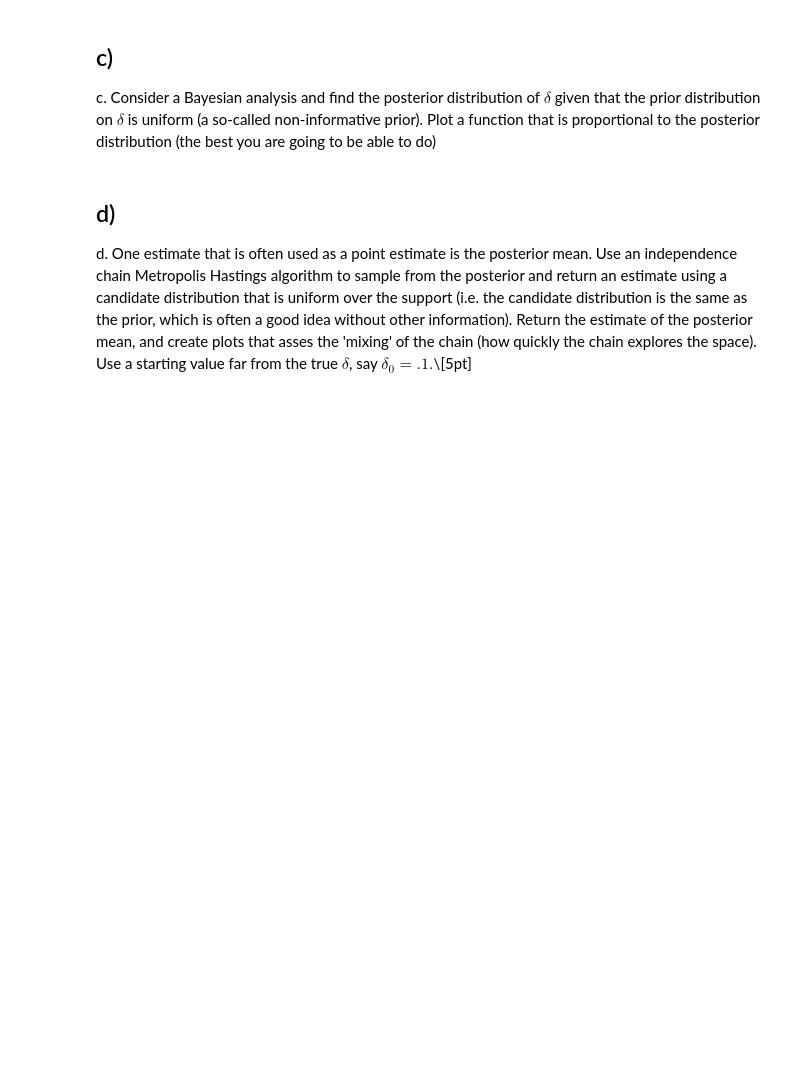
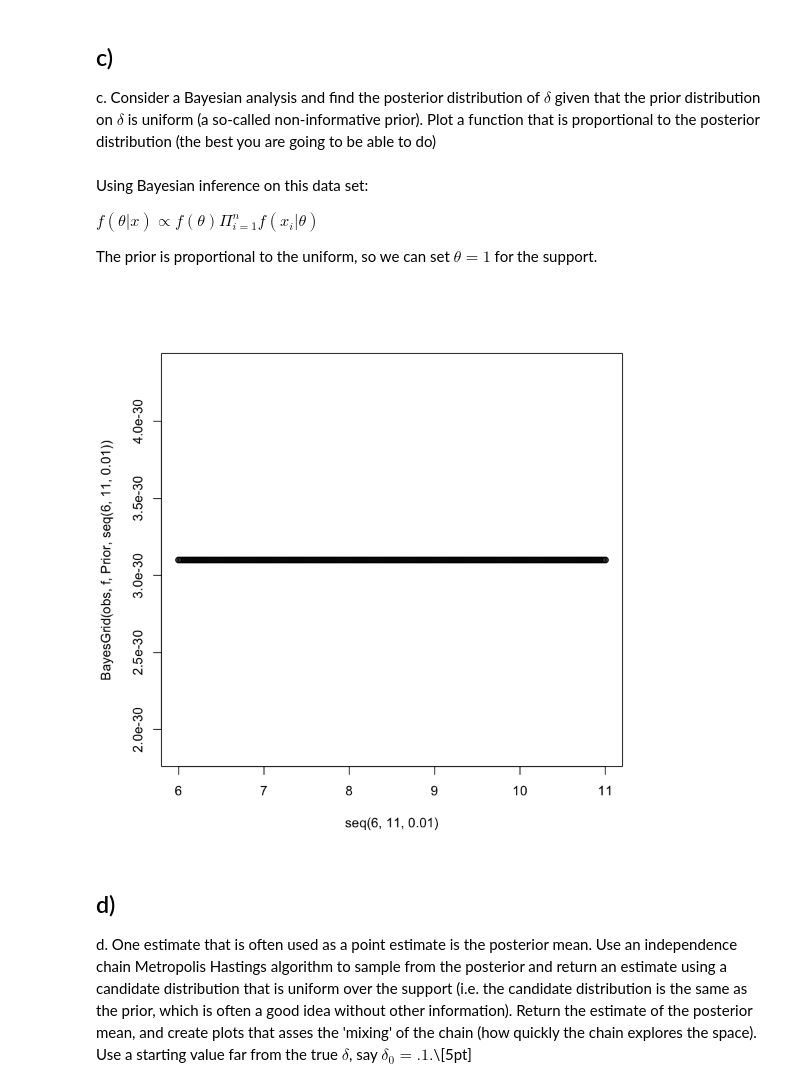
Before and after one commit to franklinmarsh/computational_statistics, a Jupyter notebook: hw4.ipynb, the cells around one changed output. Drawn from its saved outputs; the diff is of its cells as text; code cells hidden in the pictures; blank space fills up the shorter version.

```diff
--- a/hw4.ipynb
+++ b/hw4.ipynb
@@ -43,6 +51,46 @@ hist(Draw(100,0.7))
  ## c)
 
 c. Consider a Bayesian analysis and find the posterior distribution of $\delta$ given that the prior distribution on $\delta$ is uniform (a so-called non-informative prior).  Plot a function that is proportional to the posterior distribution (the best you are going to be able to do)
+# %% [markdown]
+Using Bayesian inference on this data set:
+
+$f(\theta|x) \propto f(\theta) \Pi_{i=1}^{n} f(x_{i}|\theta)$
+
+The prior is proportional to the uniform, so we can set $\theta = 1$ for the support.
+# %%
+Prior <- function(x) {
+    return(1.0)
+}
+
+BayesInf <- function(obs, f, prior, theta) {
+
+    terms <- c()
+    i <- 0
+
+    for (ob in obs) {
+        i <- i + 1
+        terms[i] <- f(ob)
+    }
+    return(prior(theta)*prod(terms))
+}
+
+BayesGrid <- function(obs, f, prior, inputs) {
+
+    out <- c()
+    i <- 0
+
+    for (p in inputs) {
+        i <- i + 1
+        out[i] <- BayesInf(obs, f, prior, p)
+    }
+    return(out)
+}
+# %%
+obs <- Draw(100,0.7)
+# %%
+plot(seq(6,11,0.01),BayesGrid(obs, f, Prior, seq(6,11,0.01)))
+# %% [output]
+[figure, added]
 # %% [markdown]
  ## d)
 
```
Also changed, not shown: parts of 2 cells of this notebook.
